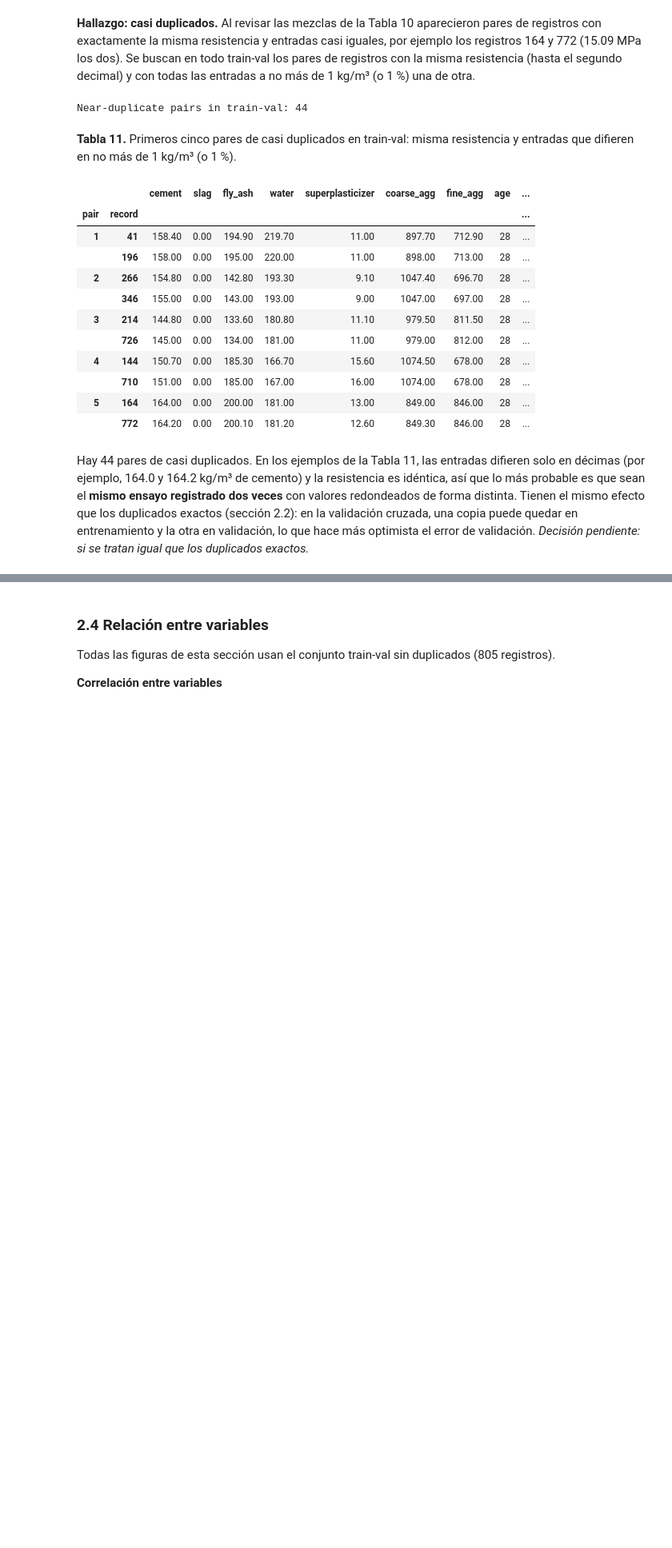
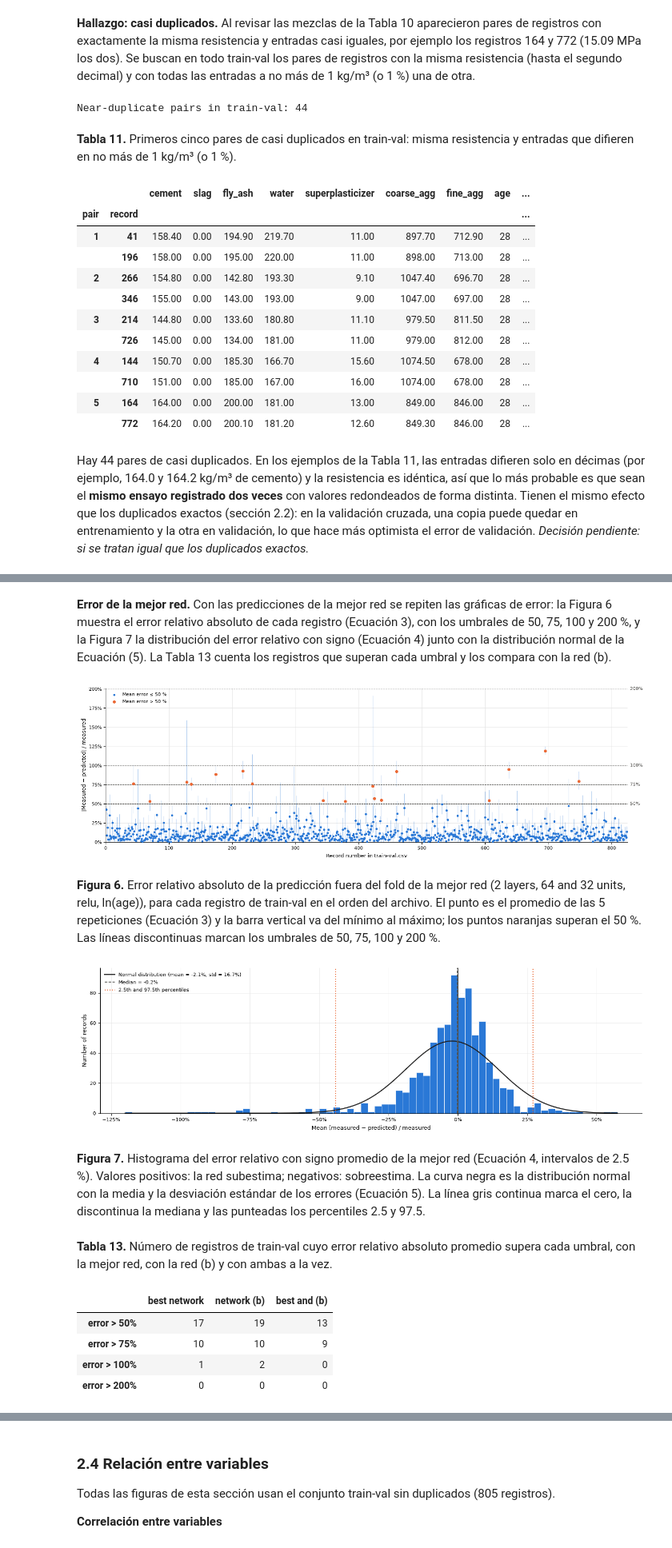
Before and after one commit to 25adiaz-apps/phd-civil-ualberta, a Jupyter notebook: machine-learning/assignment-4/question-1-concrete-strength.ipynb, the cells around one changed output, grey strips where cells are left out. Shown at 80% size. Drawn from its saved outputs; the diff is of its cells as text; code cells hidden in the pictures; blank space fills up the shorter version.

```diff
--- a/machine-learning/assignment-4/question-1-concrete-strength.ipynb
+++ b/machine-learning/assignment-4/question-1-concrete-strength.ipynb
@@ -741,0 +840,79 @@ Hay 44 pares de casi duplicados. En los ejemplos de la Tabla 11, las entradas di
+# %% [markdown]
+**Error de la mejor red.** Con las predicciones de la mejor red se repiten las gráficas de error: la Figura 6 muestra el error relativo absoluto de cada registro (Ecuación 3), con los umbrales de 50, 75, 100 y 200 %, y la Figura 7 la distribución del error relativo con signo (Ecuación 4) junto con la distribución normal de la Ecuación (5). La Tabla 13 cuenta los registros que superan cada umbral y los compara con la red (b).
+# %%
+# Relative errors of the best network (Equations 3 and 4), mean of the 5 repetitions
+best_rel_errors = best_predictions.sub(y_diag, axis=0).abs().div(y_diag, axis=0)
+best_abs_error = best_rel_errors.mean(axis=1)
+best_signed_error = (-best_predictions).add(y_diag, axis=0).div(y_diag, axis=0).mean(axis=1)
+above_threshold = best_abs_error > ERROR_THRESHOLDS[0]
+
+fig, ax = plt.subplots(figsize=(14, 4.5))
+ax.vlines(best_rel_errors.index, best_rel_errors.min(axis=1), best_rel_errors.max(axis=1),
+          color=COLOR_TRAIN, alpha=0.35, linewidth=0.8)
+ax.scatter(best_abs_error.index[~above_threshold], best_abs_error[~above_threshold], s=8,
+           color=COLOR_TRAIN, zorder=3, label="Mean error ≤ 50 %")
+ax.scatter(best_abs_error.index[above_threshold], best_abs_error[above_threshold], s=18,
+           color=COLOR_TEST, zorder=4, label="Mean error > 50 %")
+for t in ERROR_THRESHOLDS:
+    ax.axhline(t, color=COLOR_MUTED, linestyle="--", linewidth=0.8)
+    ax.text(train_val_df.index.max() + 5, t, f"{t:.0%}", va="center", fontsize=8, color=COLOR_MUTED)
+ax.set_ylim(bottom=0)
+ax.yaxis.set_major_formatter(PercentFormatter(1.0))
+ax.set_ylabel("|Measured − predicted| / measured")
+ax.set_xlabel("Record number in train-val.csv")
+ax.set_xlim(0, train_val_df.index.max() + 1)
+ax.legend(loc="upper left")
+fig.tight_layout()
+show_figure(fig, 6,
+            f"Error relativo absoluto de la predicción fuera del fold de la mejor red "
+            f"({', '.join(best_key)}), para cada registro de train-val en el orden del archivo. El punto "
+            f"es el promedio de las 5 repeticiones (Ecuación 3) y la barra vertical va del mínimo al "
+            f"máximo; los puntos naranjas superan el 50 %. Las líneas discontinuas marcan los umbrales de "
+            f"50, 75, 100 y 200 %.")
+
+bins = np.arange(np.floor(best_signed_error.min() / bin_width) * bin_width,
+                 best_signed_error.max() + bin_width, bin_width)
+fig, ax = plt.subplots(figsize=(13, 4))
+ax.hist(best_signed_error, bins=bins, color=COLOR_TRAIN, edgecolor="white", linewidth=0.5)
+mu, sigma = best_signed_error.mean(), best_signed_error.std()
+x = np.linspace(bins[0], bins[-1], 1000)
+normal_pdf = np.exp(-0.5 * ((x - mu) / sigma) ** 2) / (sigma * np.sqrt(2 * np.pi))
+ax.plot(x, len(best_signed_error) * bin_width * normal_pdf, color="#1f1f1f", linewidth=1.6,
+        label=f"Normal distribution (mean = {mu:.1%}, std = {sigma:.1%})")
+ax.axvline(0, color=COLOR_MUTED, linewidth=1)
+ax.axvline(best_signed_error.median(), color=COLOR_MUTED, linestyle="--", linewidth=1.2,
+           label=f"Median = {best_signed_error.median():.1%}")
+for q in (0.025, 0.975):
+    ax.axvline(best_signed_error.quantile(q), color=COLOR_TEST, linestyle=":", linewidth=1.5,
+               label="2.5th and 97.5th percentiles" if q == 0.025 else None)
+ax.xaxis.set_major_formatter(PercentFormatter(1.0))
+ax.set_xlabel("Mean (measured − predicted) / measured")
+ax.set_ylabel("Number of records")
+ax.legend(loc="upper left")
+fig.tight_layout()
+show_figure(fig, 7,
+            "Histograma del error relativo con signo promedio de la mejor red (Ecuación 4, intervalos de "
+            "2.5 %). Valores positivos: la red subestima; negativos: sobreestima. La curva negra es la "
+            "distribución normal con la media y la desviación estándar de los errores (Ecuación 5). La "
+            "línea gris continua marca el cero, la discontinua la mediana y las punteadas los percentiles "
+            "2.5 y 97.5.")
+
+best_threshold_counts = pd.DataFrame(
+    {"best network": [(best_abs_error > t).sum() for t in ERROR_THRESHOLDS],
+     "network (b)": threshold_counts[net_b].to_numpy(),
+     "best and (b)": [((best_abs_error > t) & (error_b > t)).sum() for t in ERROR_THRESHOLDS]},
+    index=threshold_counts.index)
+show_table(best_threshold_counts, 13,
+           "Número de registros de train-val cuyo error relativo absoluto promedio supera cada umbral, "
+           "con la mejor red, con la red (b) y con ambas a la vez.")
+# %% [output]
+[figure, added]
+**Figura 6.** Error relativo absoluto de la predicción fuera del fold de la mejor red (2 layers, 64 and 32 units, relu, ln(age)), para cada registro de train-val en el orden del archivo. El punto es el promedio de las 5 repeticiones (Ecuación 3) y la barra vertical va del mínimo al máximo; los puntos naranjas superan el 50 %. Las líneas discontinuas marcan los umbrales de 50, 75, 100 y 200 %.
+[figure, added]
+**Figura 7.** Histograma del error relativo con signo promedio de la mejor red (Ecuación 4, intervalos de 2.5 %). Valores positivos: la red subestima; negativos: sobreestima. La curva negra es la distribución normal con la media y la desviación estándar de los errores (Ecuación 5). La línea gris continua marca el cero, la discontinua la mediana y las punteadas los percentiles 2.5 y 97.5.
+**Tabla 13.** Número de registros de train-val cuyo error relativo absoluto promedio supera cada umbral, con la mejor red, con la red (b) y con ambas a la vez.
+|  | best network | network (b) | best and (b) |
+| error > 50% | 17 | 19 | 13 |
+| error > 75% | 10 | 10 | 9 |
+| error > 100% | 1 | 2 | 0 |
+| error > 200% | 0 | 0 | 0 |
```
Also changed, not shown: parts of 17 cells of this notebook.
